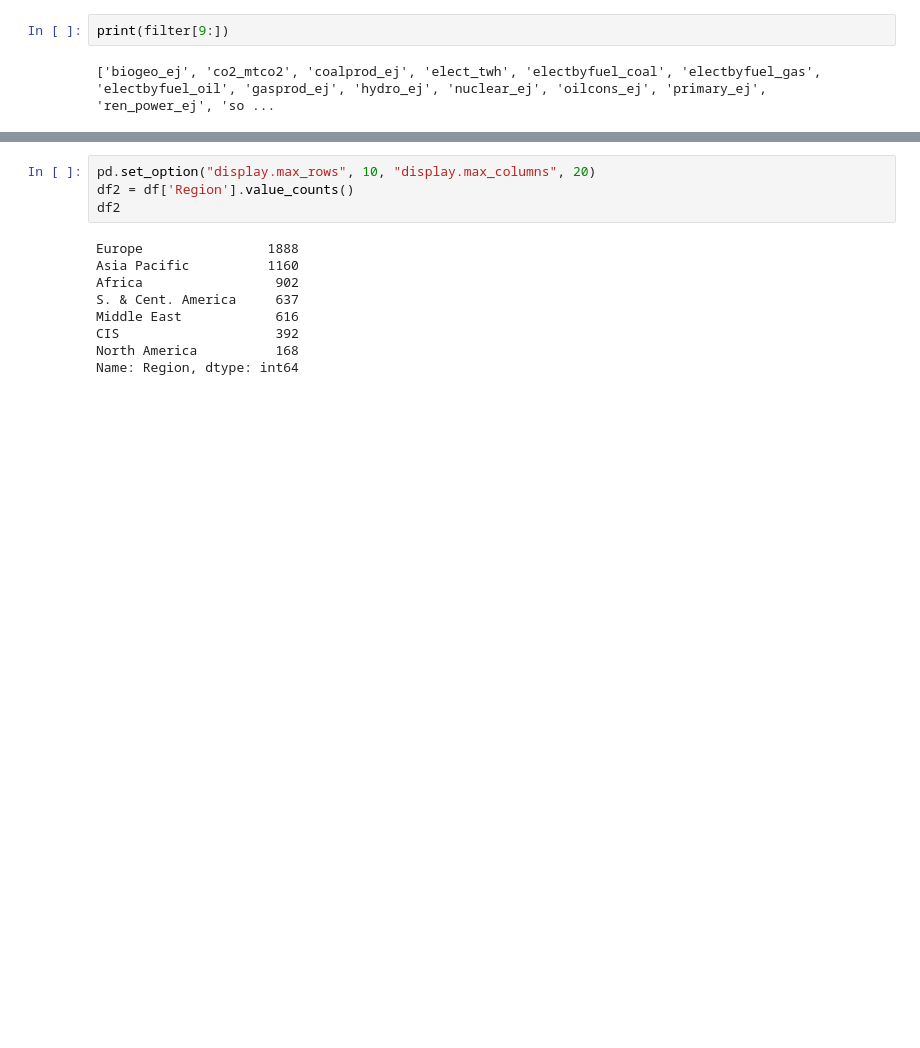
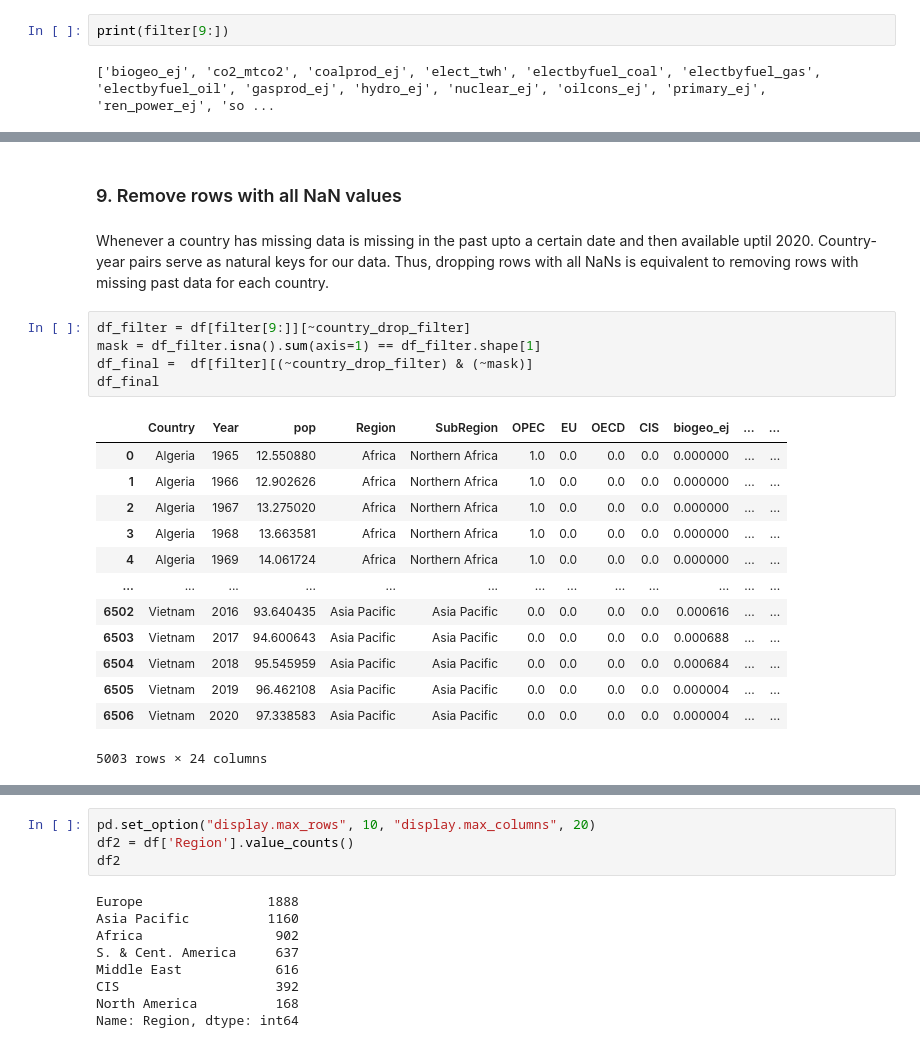
Before and after one commit to PranavaSinghal/DS203-Project, a Jupyter notebook: DS203_project.ipynb, the cells around one changed output, grey strips where cells are left out. Drawn from its saved outputs; the diff is of its cells as text; blank space fills up the shorter version.

```diff
--- a/DS203_project.ipynb
+++ b/DS203_project.ipynb
@@ -448,0 +468,23 @@ Name: Country, Length: 13, dtype: int64
+# %% [markdown]
+### 9. Remove rows with all NaN values
+# %% [markdown]
+Whenever a country has missing data is missing in the past upto a certain date and then available uptil 2020. Country-year pairs serve as natural keys for our data. Thus, dropping rows with all NaNs is equivalent to removing rows with missing past data for each country.
+# %%
+df_filter = df[filter[9:]][~country_drop_filter]
+mask = df_filter.isna().sum(axis=1) == df_filter.shape[1]
+df_final =  df[filter][(~country_drop_filter) & (~mask)]
+df_final
+# %% [output]
+|  | Country | Year | pop | Region | SubRegion | OPEC | EU | OECD | CIS | biogeo_ej | ... | ... |
+| 0 | Algeria | 1965 | 12.550880 | Africa | Northern Africa | 1.0 | 0.0 | 0.0 | 0.0 | 0.000000 | ... | ... |
+| 1 | Algeria | 1966 | 12.902626 | Africa | Northern Africa | 1.0 | 0.0 | 0.0 | 0.0 | 0.000000 | ... | ... |
+| 2 | Algeria | 1967 | 13.275020 | Africa | Northern Africa | 1.0 | 0.0 | 0.0 | 0.0 | 0.000000 | ... | ... |
+| 3 | Algeria | 1968 | 13.663581 | Africa | Northern Africa | 1.0 | 0.0 | 0.0 | 0.0 | 0.000000 | ... | ... |
+| 4 | Algeria | 1969 | 14.061724 | Africa | Northern Africa | 1.0 | 0.0 | 0.0 | 0.0 | 0.000000 | ... | ... |
+| ... | ... | ... | ... | ... | ... | ... | ... | ... | ... | ... | ... | ... |
+| 6502 | Vietnam | 2016 | 93.640435 | Asia Pacific | Asia Pacific | 0.0 | 0.0 | 0.0 | 0.0 | 0.000616 | ... | ... |
+| 6503 | Vietnam | 2017 | 94.600643 | Asia Pacific | Asia Pacific | 0.0 | 0.0 | 0.0 | 0.0 | 0.000688 | ... | ... |
+| 6504 | Vietnam | 2018 | 95.545959 | Asia Pacific | Asia Pacific | 0.0 | 0.0 | 0.0 | 0.0 | 0.000684 | ... | ... |
+| 6505 | Vietnam | 2019 | 96.462108 | Asia Pacific | Asia Pacific | 0.0 | 0.0 | 0.0 | 0.0 | 0.000004 | ... | ... |
+| 6506 | Vietnam | 2020 | 97.338583 | Asia Pacific | Asia Pacific | 0.0 | 0.0 | 0.0 | 0.0 | 0.000004 | ... | ... |
+5003 rows × 24 columns
```
Also changed, not shown: parts of 53 cells of this notebook.
